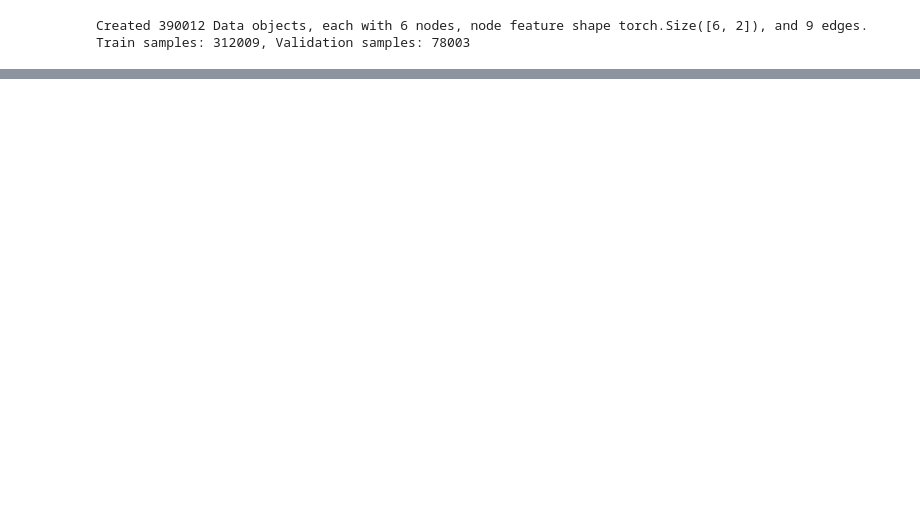
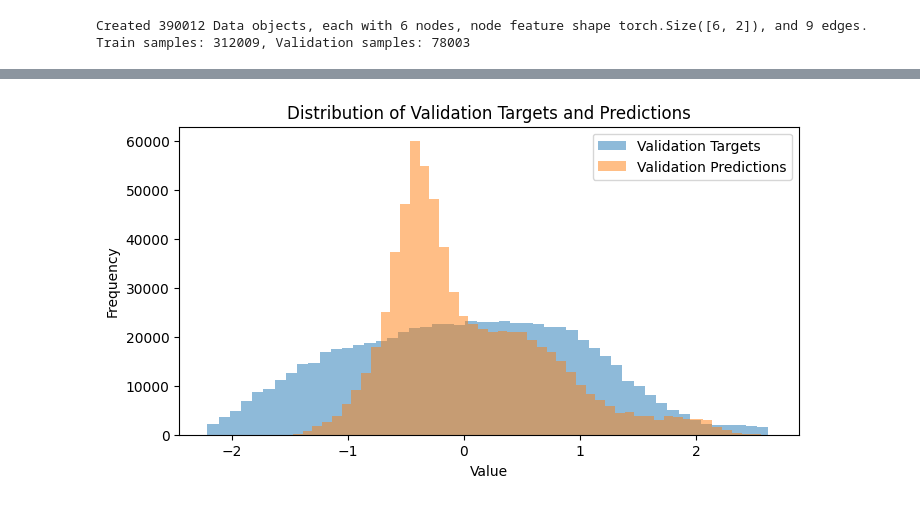
Before and after one commit to LotharBezzon/kineticConstants_test, a Jupyter notebook: evaluation_nb.ipynb, the cells around one changed output, grey strips where cells are left out. Drawn from its saved outputs; the diff is of its cells as text; code cells hidden in the pictures; blank space fills up the shorter version.

```diff
--- a/evaluation_nb.ipynb
+++ b/evaluation_nb.ipynb
@@ -75,0 +61,18 @@ Validation set: MSE = 0.620989
+# %%
+import matplotlib.pyplot as plt
+import numpy as np
+
+# Flatten to 1D for overall distribution
+val_targets_flat = val_targets.cpu().numpy().flatten()
+val_preds_flat = val_preds.cpu().numpy().flatten()
+
+plt.figure(figsize=(8, 4))
+plt.hist(val_targets_flat, bins=50, alpha=0.5, label='Validation Targets')
+plt.hist(val_preds_flat, bins=50, alpha=0.5, label='Validation Predictions')
+plt.xlabel('Value')
+plt.ylabel('Frequency')
+plt.title('Distribution of Validation Targets and Predictions')
+plt.legend()
+plt.show()
+# %% [output]
+[figure, added]
```
Also changed, not shown: parts of 3 cells of this notebook, 9 other files.
